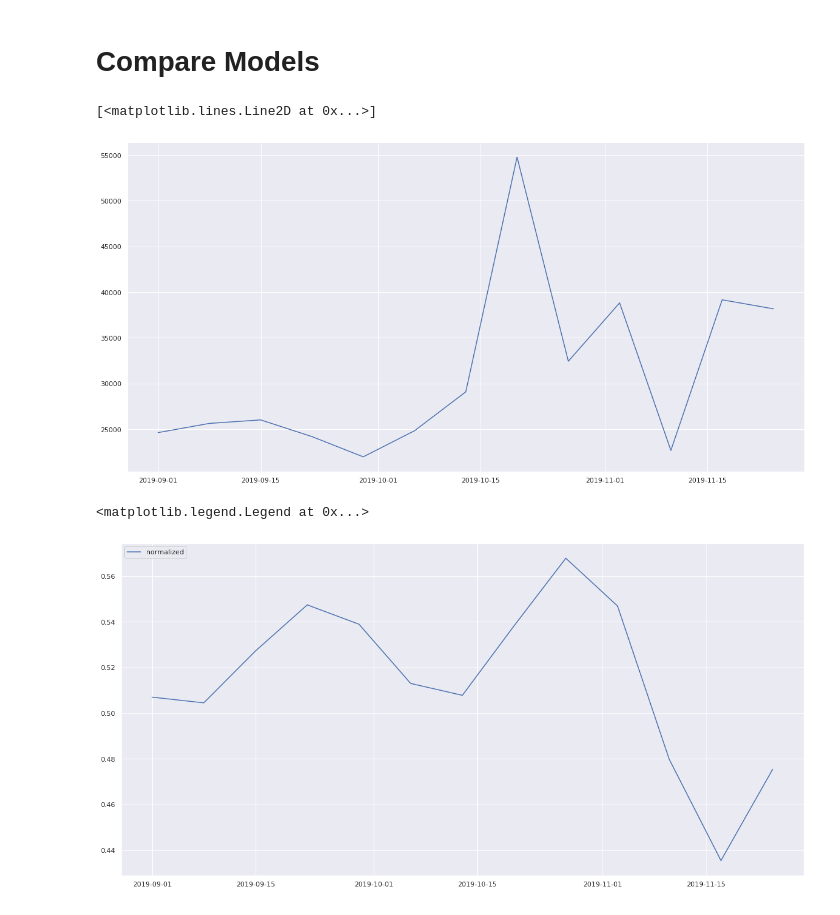
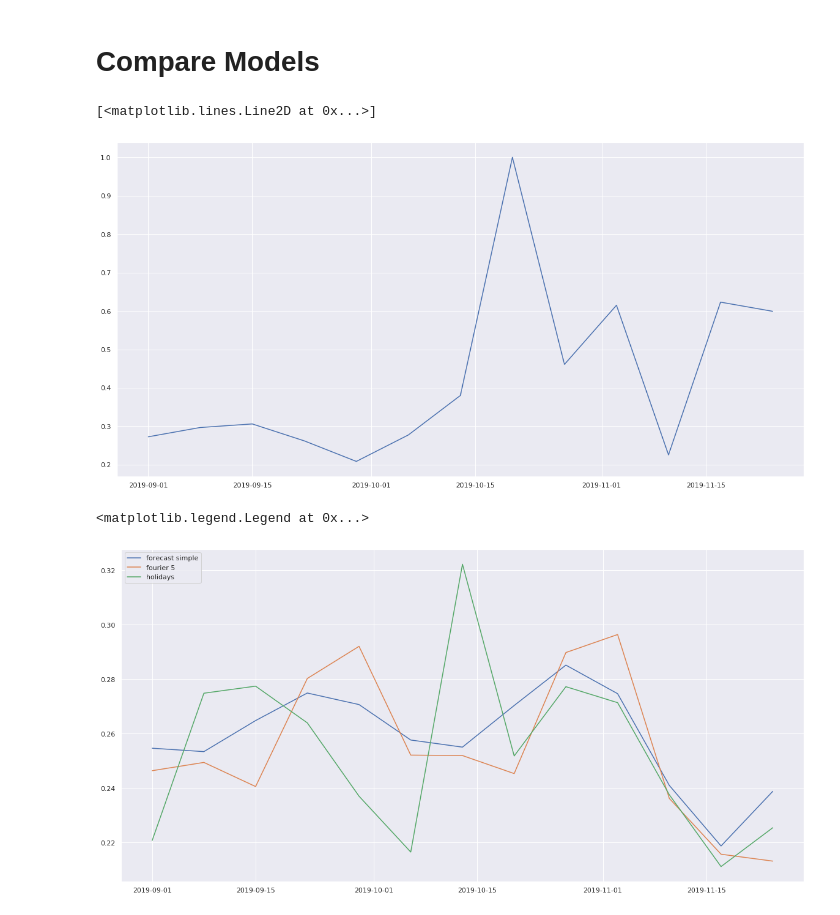
Before and after one commit to BlueOrangeDigital/TimeSeries, a Jupyter notebook: Prophet/By_Week.ipynb, the cells around one changed output. Drawn from its saved outputs; the diff is of its cells as text; code cells hidden in the pictures.

Commit message:
normalized all the results

```diff
--- a/Prophet/By_Week.ipynb
+++ b/Prophet/By_Week.ipynb
@@ -58,8 +58,9 @@ def get_df_holidays(year_list):
   us_holidays = holidays.UnitedStates()
   mylist = []
   for date, name in sorted(holidays.US(years=year_list).items()):
-    mylist.append((name,date,0,0))
+    mylist.append((name,date,-1,1))
   df_holidays = pd.DataFrame(mylist, columns = ['holiday' , 'ds', 'lower_window' , 'upper_window'])
+  return df_holidays
 # %%
 def turn_week_to_date(yyyy,w):
     d = str(yyyy) + "-U" + str(w)
@@ -125,7 +133,7 @@ print(revenue_x_w['y'].max())
 # %% [markdown]
 # Simple Model
 # %%
-m = Prophet(weekly_seasonality=True,daily_seasonality=False)
+m = Prophet(weekly_seasonality=False,daily_seasonality=False)
 m.fit(train)
 future = m.make_future_dataframe(periods=13, freq='w')
 forecast = m.predict(future)
@@ -229,6 +235,6 @@ test
 # %%
 df_holidays = get_df_holidays([2016,2017,2018,2019])
-m2 = Prophet(holidays=df_holidays,daily_seasonality=True,weekly_seasonality=True)
+m2 = Prophet(holidays=df_holidays,daily_seasonality=False,weekly_seasonality=True)
 m2.add_country_holidays(country_name='US')
 m2.fit(train)
 future2 = m2.make_future_dataframe(periods=13, freq='W')
@@ -255,17 +260,16 @@ fig_decompose = m.plot_components(forecast4)
 # Compare Models
 # %%
 plt.rcParams["figure.figsize"] = (20,10)
-plt.plot(revenue_x_w[revenue_x_w['ds'] >= '2019-09-01']['ds'], revenue_x_w[revenue_x_w['ds'] >= '2019-09-01']['y'], label='y')
+plt.plot(revenue_x_w_norm[revenue_x_w_norm['ds'] >= '2019-09-01']['ds'], revenue_x_w_norm[revenue_x_w_norm['ds'] >= '2019-09-01']['y'], label='y')
 # %% [output]
 [<matplotlib.lines.Line2D at 0x...>]
-[figure, old version]
+[figure, new version]
 # %%
 plt.rcParams["figure.figsize"] = (20,10)
-#plt.plot(forecast[forecast['ds'] >= '2019-09-01']['ds'], forecast[forecast['ds'] >= '2019-09-01']['yhat'], label='forecast simple')
-#plt.plot(forecast1[forecast1['ds'] >= '2019-09-01']['ds'], forecast1[forecast1['ds'] >= '2019-09-01']['yhat'], label='fourier 5')
-#plt.plot(forecast2[forecast2['ds'] >= '2019-09-01']['ds'], forecast2[forecast2['ds'] >= '2019-09-01']['yhat'], label='holidays')
-plt.plot(forecast4[forecast4['ds'] >= '2019-09-01']['ds'], forecast4[forecast4['ds'] >= '2019-09-01']['yhat'], label='normalized')
+plt.plot(forecast[forecast['ds'] >= '2019-09-01']['ds'], forecast[forecast['ds'] >= '2019-09-01']['yhat'], label='forecast simple')
+plt.plot(forecast1[forecast1['ds'] >= '2019-09-01']['ds'], forecast1[forecast1['ds'] >= '2019-09-01']['yhat'], label='fourier 5')
+plt.plot(forecast2[forecast2['ds'] >= '2019-09-01']['ds'], forecast2[forecast2['ds'] >= '2019-09-01']['yhat'], label='holidays')
 plt.legend(loc="upper left")
 # %% [output]
 <matplotlib.legend.Legend at 0x...>
-[figure, old version]
+[figure, new version]
```
Also changed, not shown: parts of 16 cells of this notebook.
